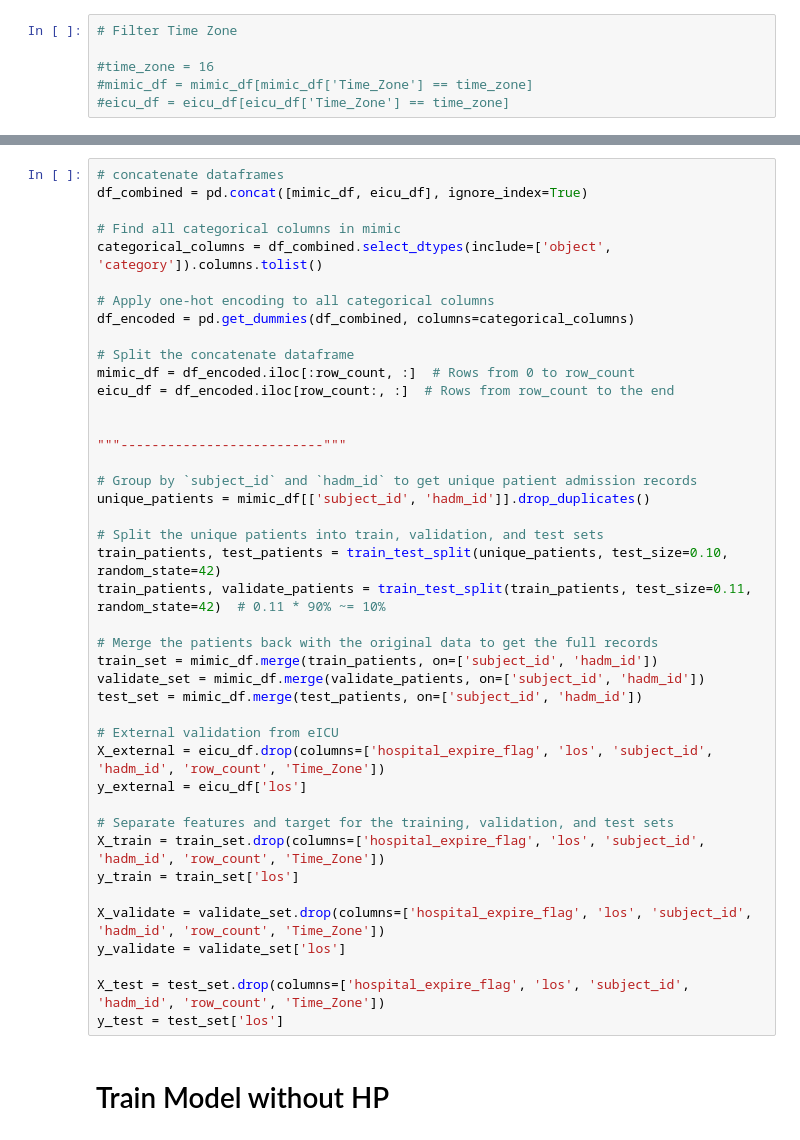
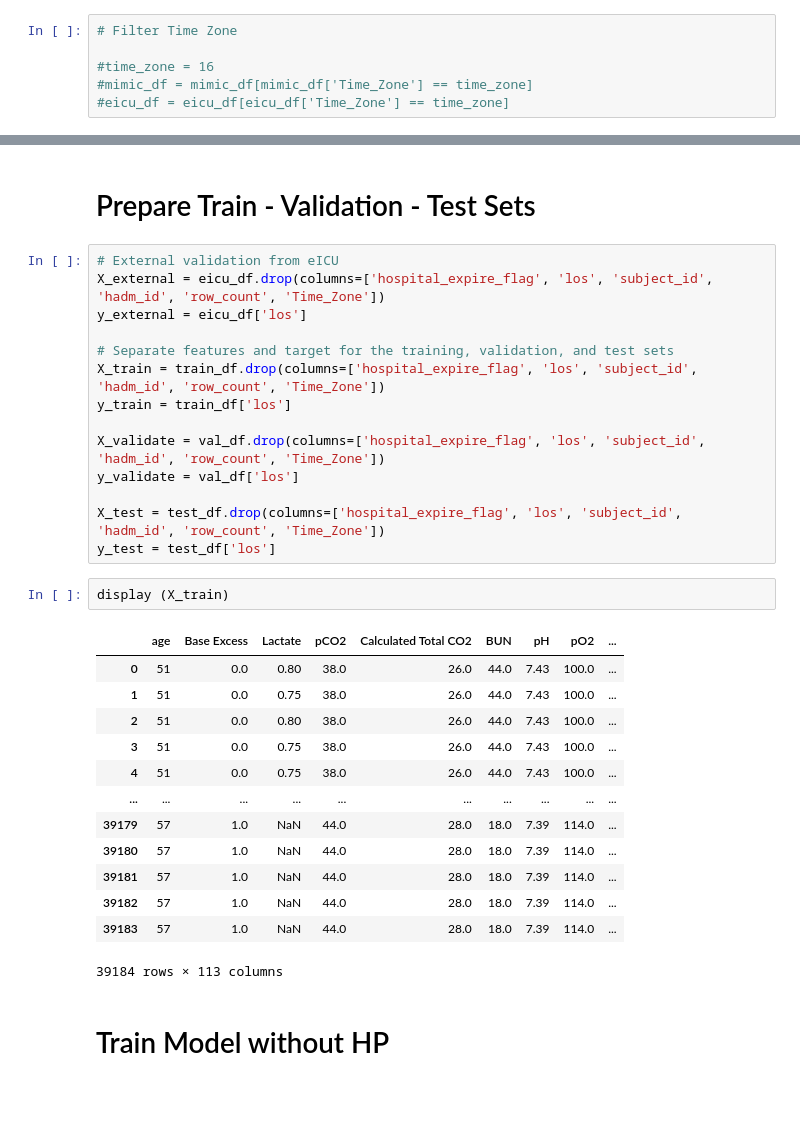
Before and after one commit to DimopDim/PhD, a Jupyter notebook: 03_External_Validation/01_XGBoost_los.ipynb, the cells around one changed output, grey strips where cells are left out. Drawn from its saved outputs; the diff is of its cells as text; blank space fills up the shorter version.

```diff
--- a/03_External_Validation/01_XGBoost_los.ipynb
+++ b/03_External_Validation/01_XGBoost_los.ipynb
@@ -39,45 +205,35 @@ Row count: 48992
+# %% [markdown]
+# Prepare Train - Validation - Test Sets
 # %%
-# concatenate dataframes
-df_combined = pd.concat([mimic_df, eicu_df], ignore_index=True)
-
-# Find all categorical columns in mimic
-categorical_columns = df_combined.select_dtypes(include=['object', 'category']).columns.tolist()
-
-# Apply one-hot encoding to all categorical columns
-df_encoded = pd.get_dummies(df_combined, columns=categorical_columns)
-
-# Split the concatenate dataframe
-mimic_df = df_encoded.iloc[:row_count, :]  # Rows from 0 to row_count
-eicu_df = df_encoded.iloc[row_count:, :]  # Rows from row_count to the end
-
-
-"""--------------------------"""
-
-# Group by `subject_id` and `hadm_id` to get unique patient admission records
-unique_patients = mimic_df[['subject_id', 'hadm_id']].drop_duplicates()
-
-# Split the unique patients into train, validation, and test sets
-train_patients, test_patients = train_test_split(unique_patients, test_size=0.10, random_state=42)
-train_patients, validate_patients = train_test_split(train_patients, test_size=0.11, random_state=42)  # 0.11 * 90% ~= 10%
-
-# Merge the patients back with the original data to get the full records
-train_set = mimic_df.merge(train_patients, on=['subject_id', 'hadm_id'])
-validate_set = mimic_df.merge(validate_patients, on=['subject_id', 'hadm_id'])
-test_set = mimic_df.merge(test_patients, on=['subject_id', 'hadm_id'])
-
 # External validation from eICU
 X_external = eicu_df.drop(columns=['hospital_expire_flag', 'los', 'subject_id', 'hadm_id', 'row_count', 'Time_Zone'])
 y_external = eicu_df['los']
 
 # Separate features and target for the training, validation, and test sets
-X_train = train_set.drop(columns=['hospital_expire_flag', 'los', 'subject_id', 'hadm_id', 'row_count', 'Time_Zone'])
-y_train = train_set['los']
+X_train = train_df.drop(columns=['hospital_expire_flag', 'los', 'subject_id', 'hadm_id', 'row_count', 'Time_Zone'])
+y_train = train_df['los']
 
-X_validate = validate_set.drop(columns=['hospital_expire_flag', 'los', 'subject_id', 'hadm_id', 'row_count', 'Time_Zone'])
-y_validate = validate_set['los']
+X_validate = val_df.drop(columns=['hospital_expire_flag', 'los', 'subject_id', 'hadm_id', 'row_count', 'Time_Zone'])
+y_validate = val_df['los']
 
-X_test = test_set.drop(columns=['hospital_expire_flag', 'los', 'subject_id', 'hadm_id', 'row_count', 'Time_Zone'])
-y_test = test_set['los']
+X_test = test_df.drop(columns=['hospital_expire_flag', 'los', 'subject_id', 'hadm_id', 'row_count', 'Time_Zone'])
+y_test = test_df['los']
+# %%
+display (X_train)
+# %% [output]
+|  | age | Base Excess | Lactate | pCO2 | Calculated Total CO2 | BUN | pH | pO2 | ... |
+| 0 | 51 | 0.0 | 0.80 | 38.0 | 26.0 | 44.0 | 7.43 | 100.0 | ... |
+| 1 | 51 | 0.0 | 0.75 | 38.0 | 26.0 | 44.0 | 7.43 | 100.0 | ... |
+| 2 | 51 | 0.0 | 0.80 | 38.0 | 26.0 | 44.0 | 7.43 | 100.0 | ... |
+| 3 | 51 | 0.0 | 0.75 | 38.0 | 26.0 | 44.0 | 7.43 | 100.0 | ... |
+| 4 | 51 | 0.0 | 0.75 | 38.0 | 26.0 | 44.0 | 7.43 | 100.0 | ... |
+| ... | ... | ... | ... | ... | ... | ... | ... | ... | ... |
+| 39179 | 57 | 1.0 | NaN | 44.0 | 28.0 | 18.0 | 7.39 | 114.0 | ... |
+| 39180 | 57 | 1.0 | NaN | 44.0 | 28.0 | 18.0 | 7.39 | 114.0 | ... |
+| 39181 | 57 | 1.0 | NaN | 44.0 | 28.0 | 18.0 | 7.39 | 114.0 | ... |
+| 39182 | 57 | 1.0 | NaN | 44.0 | 28.0 | 18.0 | 7.39 | 114.0 | ... |
+| 39183 | 57 | 1.0 | NaN | 44.0 | 28.0 | 18.0 | 7.39 | 114.0 | ... |
+39184 rows × 113 columns
 # %% [markdown]
 # Train Model without HP
 # %%
```
Also changed, not shown: parts of 12 cells of this notebook.
